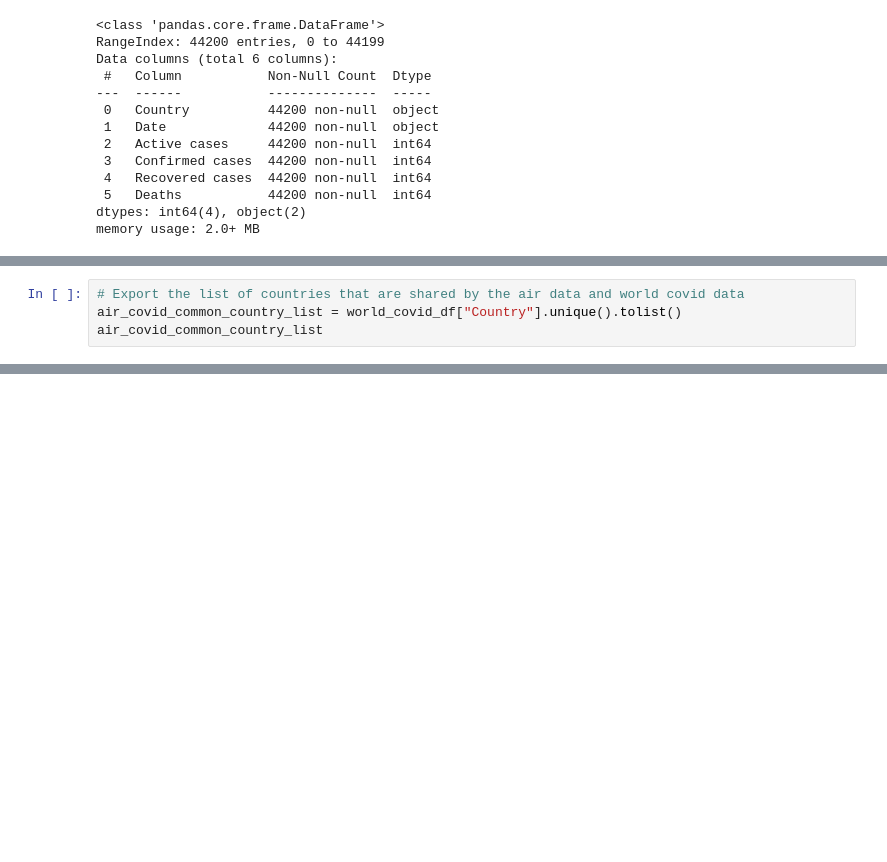
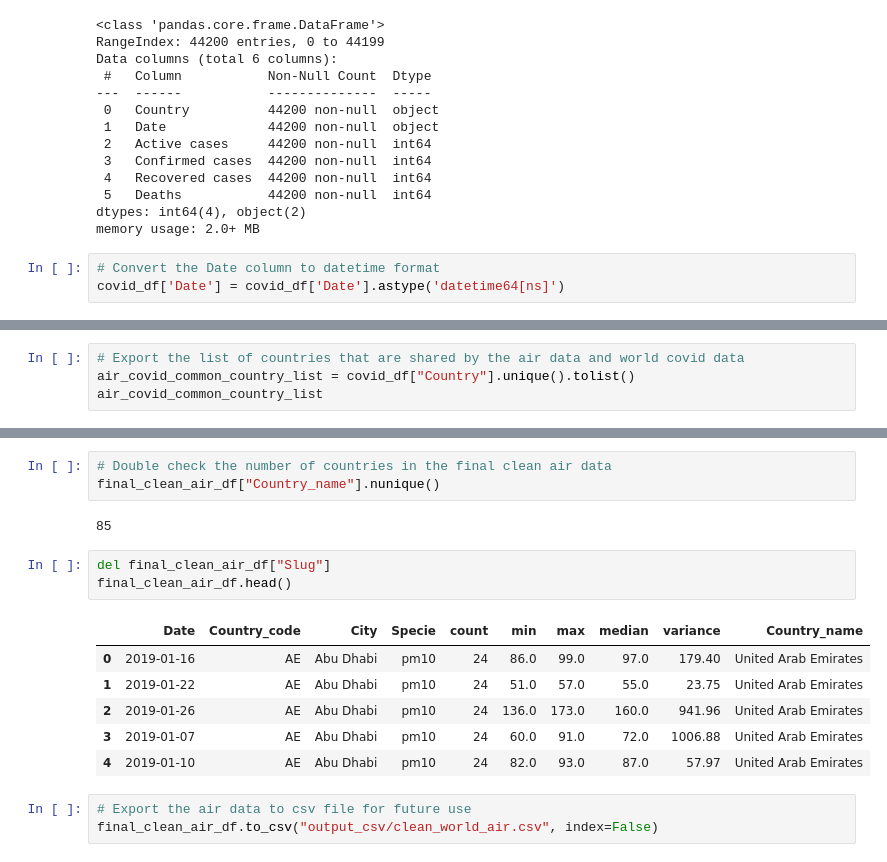
Before and after one commit to firdausmehta/COVID19-Global-Air-Quality, a Jupyter notebook: Clean_Data_Firdaus.ipynb, the cells around one changed output, grey strips where cells are left out. Cells and saved outputs as stored; diff of their text form; blank space fills up the shorter version.

Commit message:
covid-19 country api

```diff
--- a/Clean_Data_Firdaus.ipynb
+++ b/Clean_Data_Firdaus.ipynb
@@ -510,3 +487,6 @@ Data columns (total 6 columns):
  5   Deaths           44200 non-null  int64
 dtypes: int64(4), object(2)
 memory usage: 2.0+ MB
+# %%
+# Convert the Date column to datetime format
+covid_df['Date'] = covid_df['Date'].astype('datetime64[ns]')
@@ -518,5 +528,5 @@ world_covid_df["Country"].nunique()
 # %%
 # Export the list of countries that are shared by the air data and world covid data
-air_covid_common_country_list = world_covid_df["Country"].unique().tolist()
+air_covid_common_country_list = covid_df["Country"].unique().tolist()
 air_covid_common_country_list
 # %% [output]
@@ -530,0 +562,18 @@ final_clean_air_df.head()
+# %%
+# Double check the number of countries in the final clean air data
+final_clean_air_df["Country_name"].nunique()
+# %% [output]
+85
+# %%
+del final_clean_air_df["Slug"]
+final_clean_air_df.head()
+# %% [output]
+|  | Date | Country_code | City | Specie | count | min | max | median | variance | Country_name |
+| 0 | 2019-01-16 | AE | Abu Dhabi | pm10 | 24 | 86.0 | 99.0 | 97.0 | 179.40 | United Arab Emirates |
+| 1 | 2019-01-22 | AE | Abu Dhabi | pm10 | 24 | 51.0 | 57.0 | 55.0 | 23.75 | United Arab Emirates |
+| 2 | 2019-01-26 | AE | Abu Dhabi | pm10 | 24 | 136.0 | 173.0 | 160.0 | 941.96 | United Arab Emirates |
+| 3 | 2019-01-07 | AE | Abu Dhabi | pm10 | 24 | 60.0 | 91.0 | 72.0 | 1006.88 | United Arab Emirates |
+| 4 | 2019-01-10 | AE | Abu Dhabi | pm10 | 24 | 82.0 | 93.0 | 87.0 | 57.97 | United Arab Emirates |
+# %%
+# Export the air data to csv file for future use
+final_clean_air_df.to_csv("output_csv/clean_world_air.csv", index=False)
```
Also changed, not shown: parts of 10 cells of this notebook, 1 other file.
